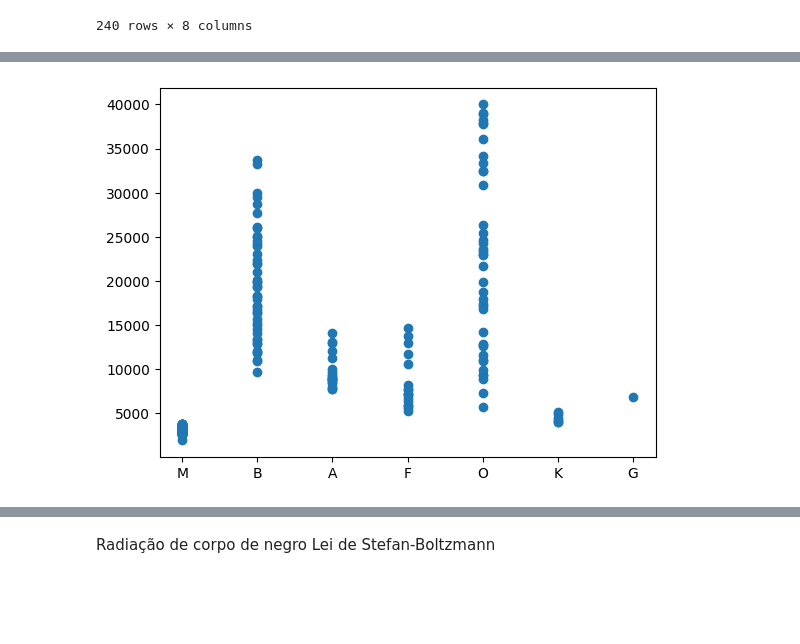
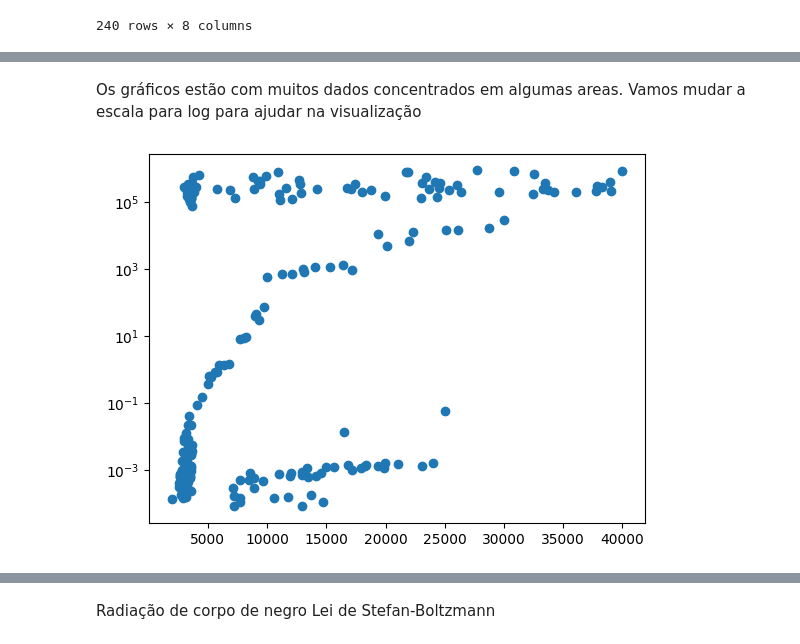
Before and after one commit to nardao666/star_classification, a Jupyter notebook: star_classification.ipynb, the cells around one changed output, grey strips where cells are left out. Drawn from its saved outputs; the diff is of its cells as text; code cells hidden in the pictures; blank space fills up the shorter version.

```diff
--- a/star_classification.ipynb
+++ b/star_classification.ipynb
@@ -112,5 +83,3 @@ plt.show()
 # %%
-plt.scatter(df_star['Spectral_Class'].to_list(),df_star['Temperature'].to_list())
+plt.scatter(df_star['L'].to_list(),df_star['R'].to_list())
 plt.show()
-# %% [output]
-[figure, removed]
@@ -116,0 +92,9 @@ plt.show()
+# %% [markdown]
+Os gráficos estão com muitos dados concentrados em algumas areas.
+Vamos mudar a escala para log para ajudar na visualização
+# %%
+plt.scatter(df_star['Temperature'].to_list(),df_star['L'].to_list())
+plt.yscale('log')
+plt.show()
+# %% [output]
+[figure, added]
```
Also changed, not shown: parts of 16 cells of this notebook.
